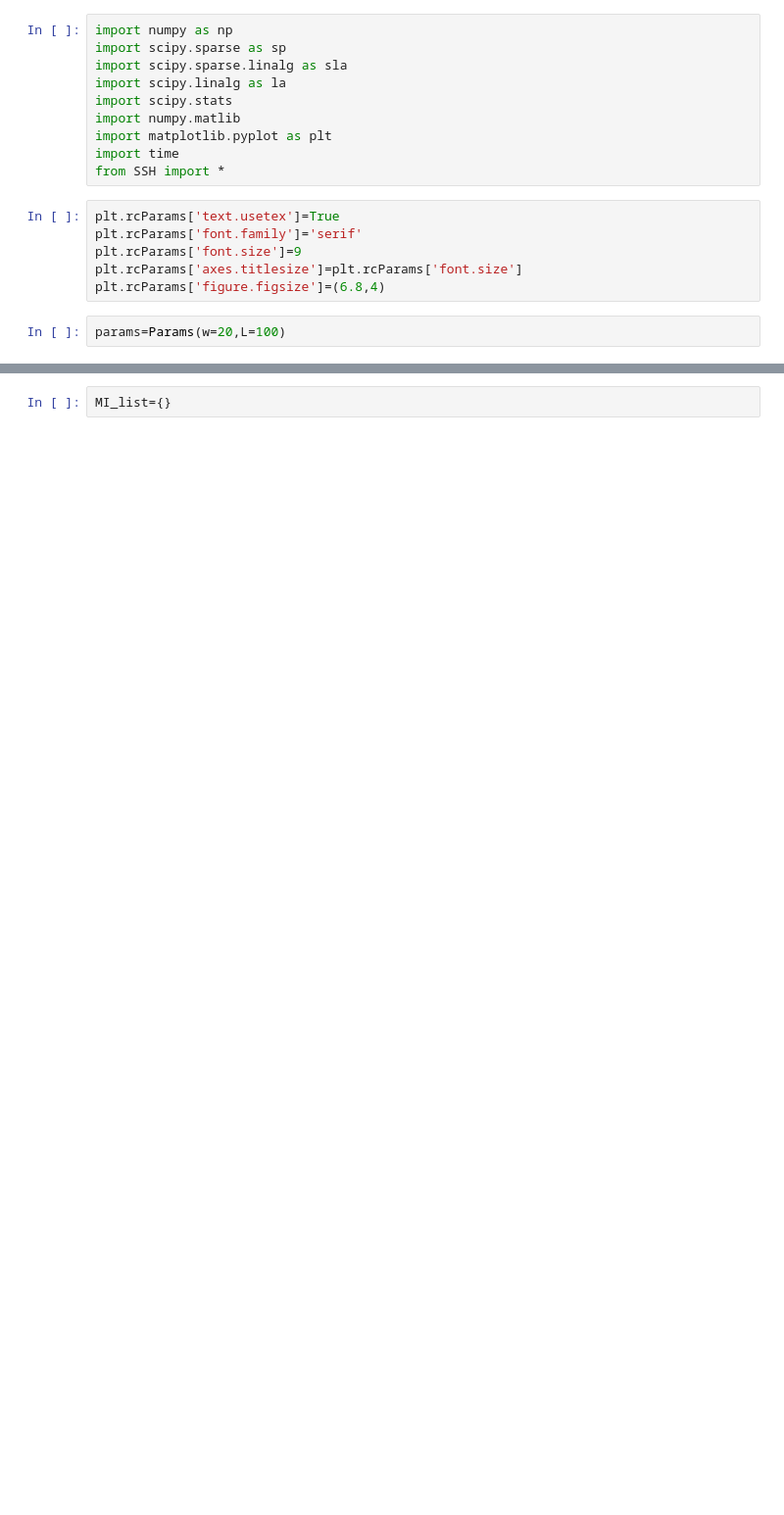
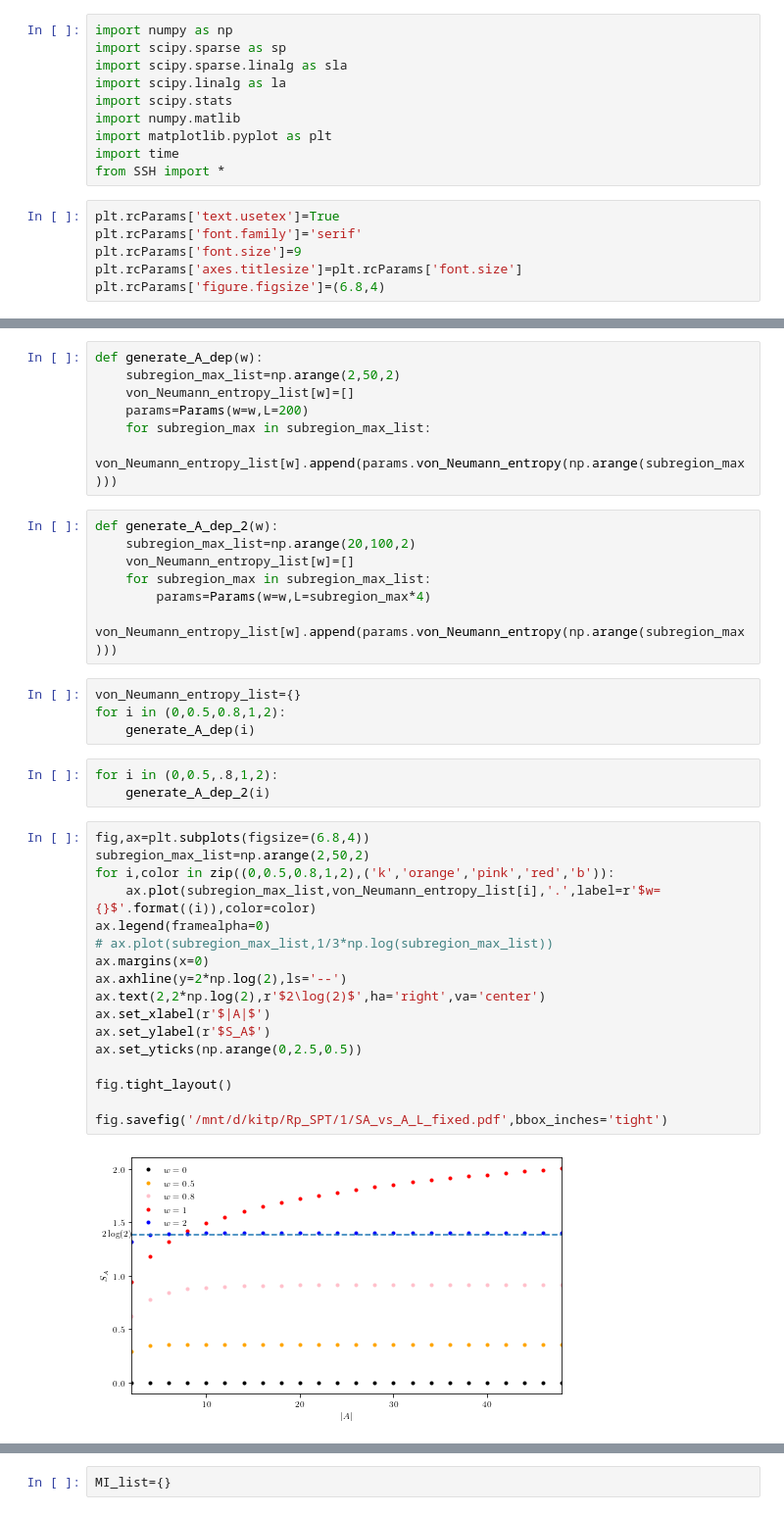
Before and after one commit to hainingpan/SPT, a Jupyter notebook: test_ssh.ipynb, the cells around one changed output, grey strips where cells are left out. Shown at 98% size. Saved outputs shown, nothing was run; the diff lists cells and outputs as text; blank space fills up the shorter version.

Commit message:
change shannon_entropy to von_neumann_entropy

```diff
--- a/test_ssh.ipynb
+++ b/test_ssh.ipynb
@@ -14,5 +14,3 @@ plt.rcParams['font.family']='serif'
 plt.rcParams['font.size']=9
 plt.rcParams['axes.titlesize']=plt.rcParams['font.size']
 plt.rcParams['figure.figsize']=(6.8,4)
-# %%
-params=Params(w=20,L=100)
@@ -26,0 +19,40 @@ params.shannon_entropy(np.arange(60))
+# %%
+def generate_A_dep(w):
+    subregion_max_list=np.arange(2,50,2)
+    von_Neumann_entropy_list[w]=[]
+    params=Params(w=w,L=200)
+    for subregion_max in subregion_max_list:
+        von_Neumann_entropy_list[w].append(params.von_Neumann_entropy(np.arange(subregion_max)))
+# %%
+def generate_A_dep_2(w):
+    subregion_max_list=np.arange(20,100,2)
+    von_Neumann_entropy_list[w]=[]
+    for subregion_max in subregion_max_list:
+        params=Params(w=w,L=subregion_max*4)
+        von_Neumann_entropy_list[w].append(params.von_Neumann_entropy(np.arange(subregion_max)))
+# %%
+von_Neumann_entropy_list={}
+for i in (0,0.5,0.8,1,2):
+    generate_A_dep(i)
+# %%
+for i in (0,0.5,.8,1,2):
+    generate_A_dep_2(i)
+# %%
+fig,ax=plt.subplots(figsize=(6.8,4))
+subregion_max_list=np.arange(2,50,2)
+for i,color in zip((0,0.5,0.8,1,2),('k','orange','pink','red','b')):
+    ax.plot(subregion_max_list,von_Neumann_entropy_list[i],'.',label=r'$w={}$'.format((i)),color=color)
+ax.legend(framealpha=0)
+# ax.plot(subregion_max_list,1/3*np.log(subregion_max_list))
+ax.margins(x=0)
+ax.axhline(y=2*np.log(2),ls='--')
+ax.text(2,2*np.log(2),r'$2\log(2)$',ha='right',va='center')
+ax.set_xlabel(r'$|A|$')
+ax.set_ylabel(r'$S_A$')
+ax.set_yticks(np.arange(0,2.5,0.5))
+
+fig.tight_layout()
+
+fig.savefig('/mnt/d/kitp/Rp_SPT/1/SA_vs_A_L_fixed.pdf',bbox_inches='tight')
+# %% [output]
+[figure, added]
```
Also changed, not shown: parts of 41 cells of this notebook, 3 other files.
